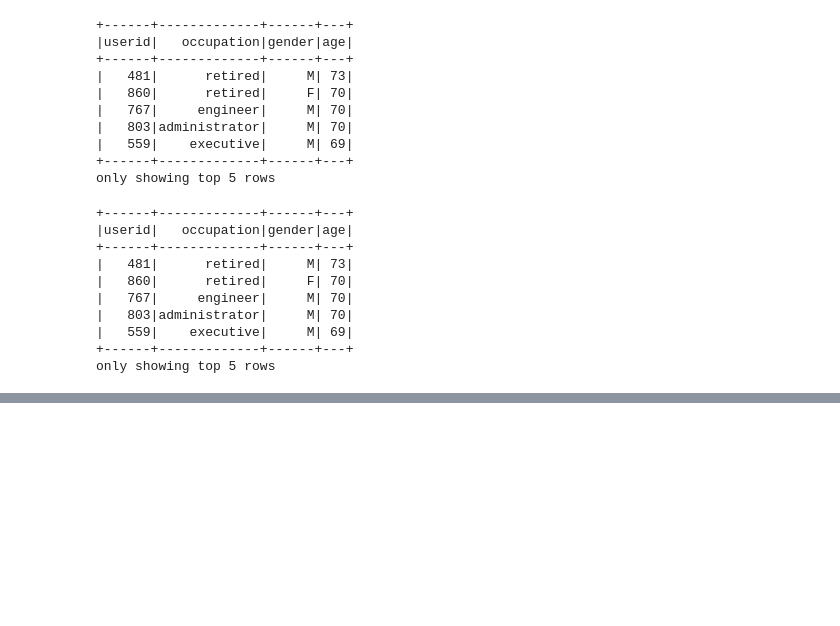
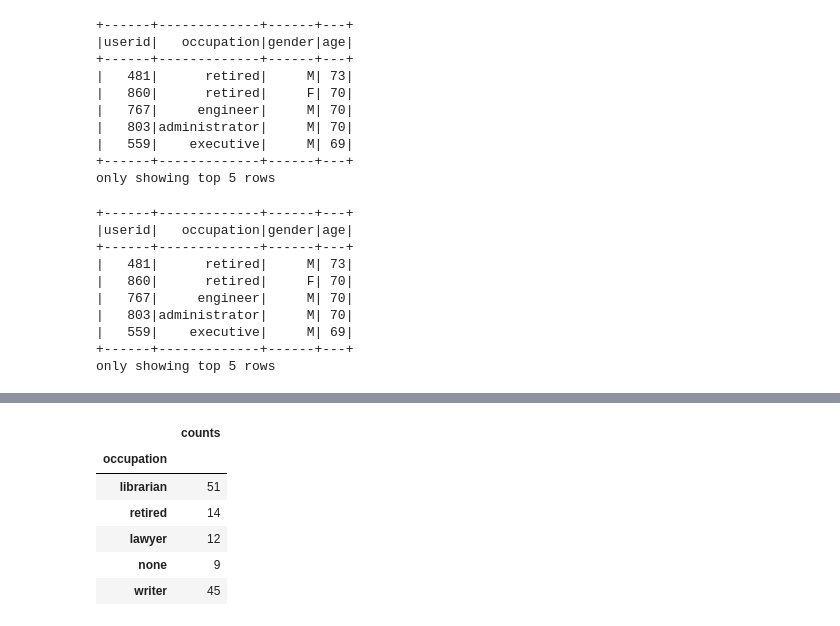
Before and after one commit to irashadow/PythonSparkPractice, a Jupyter notebook: L9 Python_Spark_SQL_DataFrame_RDD.ipynb, the cells around one changed output, grey strips where cells are left out. Saved outputs shown, nothing was run; the diff lists cells and outputs as text; code cells hidden in the pictures; blank space fills up the shorter version.

```diff
--- a/L9 Python_Spark_SQL_DataFrame_RDD.ipynb
+++ b/L9 Python_Spark_SQL_DataFrame_RDD.ipynb
@@ -377,0 +811,11 @@ only showing top 5 rows
+# %%
+Occupation_pandas_df = Occupation_df.toPandas().set_index("occupation")
+Occupation_pandas_df[:5]
+# %% [output]
+|  | counts |
+| occupation |  |
+| librarian | 51 |
+| retired | 14 |
+| lawyer | 12 |
+| none | 9 |
+| writer | 45 |
```
Also changed, not shown: parts of 40 cells of this notebook.
